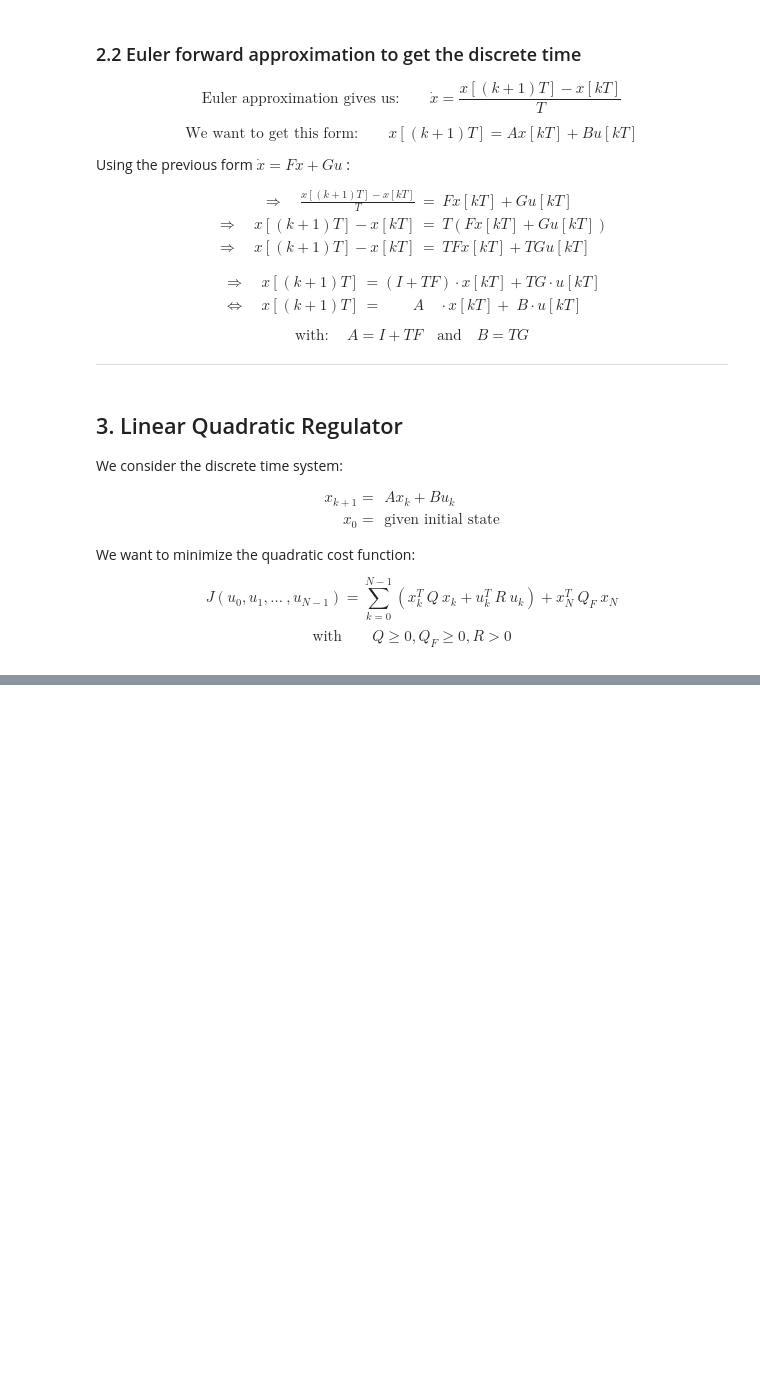
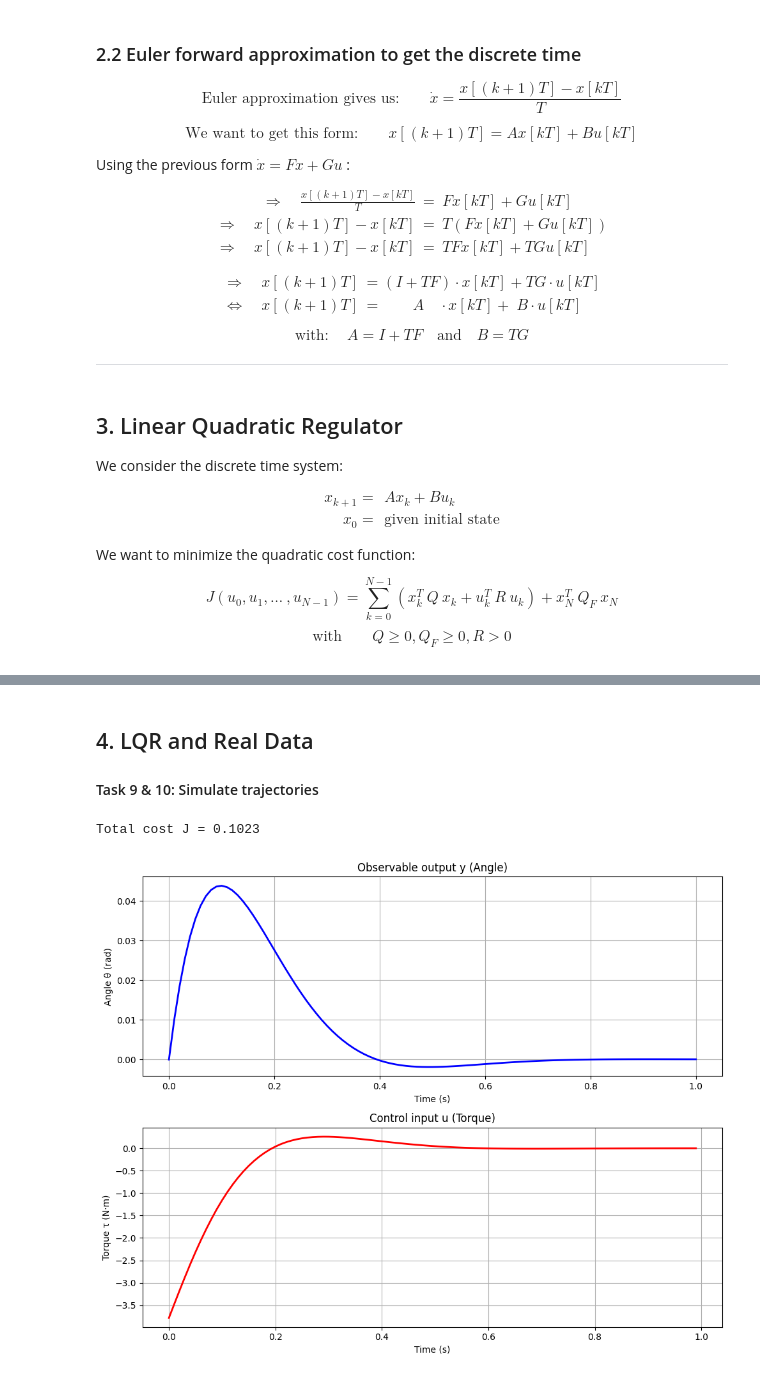
Before and after one commit to williamwu8888/sensorimotors_M2, a Jupyter notebook: Forearm movements and LQR/python/TP1_LQR_data.ipynb, the cells around one changed output, grey strips where cells are left out. Drawn from its saved outputs; the diff is of its cells as text; code cells hidden in the pictures; blank space fills up the shorter version.

```diff
--- a/Forearm movements and LQR/python/TP1_LQR_data.ipynb
+++ b/Forearm movements and LQR/python/TP1_LQR_data.ipynb
@@ -538,0 +555,4 @@ from some time step $k$ if the current state is $z$. We want to express $J$ as a
+# %% [markdown]
+## 4. LQR and Real Data
+
+#### Task 9 & 10: Simulate trajectories
@@ -538,0 +605,70 @@ from some time step $k$ if the current state is $z$. We want to express $J$ as a
+# %%
+# Parameters from task 10
+T = 0.01  # 10 ms discretization
+I = 0.25  # moment of inertia
+b = 0.2   # viscosity
+rho = 1e-3
+
+# System matrices
+A = np.array([
+    [1, T],
+    [0, 1 - T*b/I]
+])
+B = np.array([
+    [0],
+    [T/I]
+])
+C = np.array([[1, 0]])
+
+# Cost matrices
+Q = C.T @ C
+Qf = Q.copy()
+R = np.array([[rho]])
+
+# Horizon
+N = 100
+
+# Initial state (starting at angle 0, with some initial velocity)
+x0 = np.array([0.0, 1.0])  # [theta, theta_dot]
+
+# Solve LQR
+P_list, K_list = finite_horizon_lqr(A, B, Q, Qf, R, N)
+
+# Simulate
+x_traj, u_traj = simulate_lqr(A, B, x0, K_list, N)
+
+# Compute outputs
+y_traj = (C @ x_traj.T).T  # y = Cx
+
+# Compute cost
+J = 0
+for k in range(N):
+    J += x_traj[k] @ Q @ x_traj[k] + u_traj[k] @ R @ u_traj[k]
+J += x_traj[N] @ Qf @ x_traj[N]
+
+print(f"Total cost J = {J:.4f}")
+
+# Plot results
+fig, axes = plt.subplots(2, 1, figsize=(10, 8))
+
+# Plot y (observable output: angle) vs time
+time = np.arange(N+1) * T
+axes[0].plot(time, y_traj, 'b-', linewidth=2)
+axes[0].set_ylabel('Angle θ (rad)')
+axes[0].set_xlabel('Time (s)')
+axes[0].grid(True)
+axes[0].set_title('Observable output y (Angle)')
+
+# Plot u (control input: torque) vs time
+time_u = np.arange(N) * T
+axes[1].plot(time_u, u_traj, 'r-', linewidth=2)
+axes[1].set_ylabel('Torque τ (N·m)')
+axes[1].set_xlabel('Time (s)')
+axes[1].grid(True)
+axes[1].set_title('Control input u (Torque)')
+
+plt.tight_layout()
+plt.show()
+# %% [output]
+Total cost J = 0.1023
+[figure, added]
```
Also changed, not shown: parts of 11 cells of this notebook.
